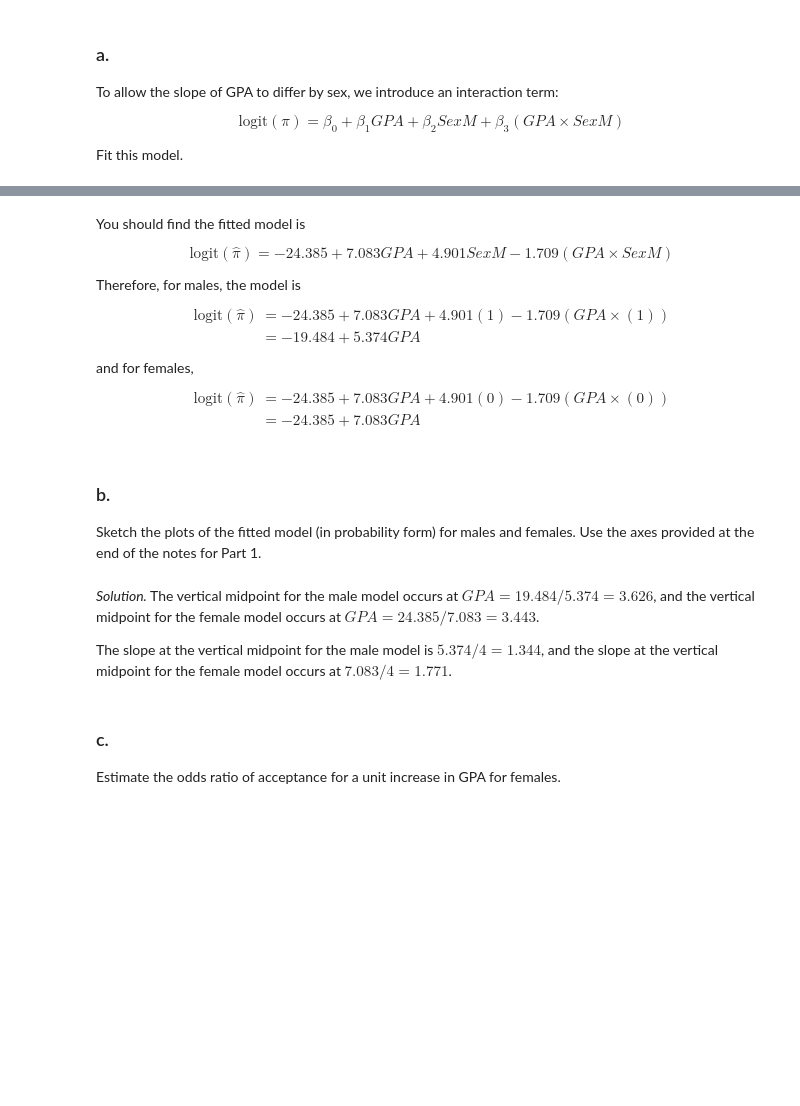
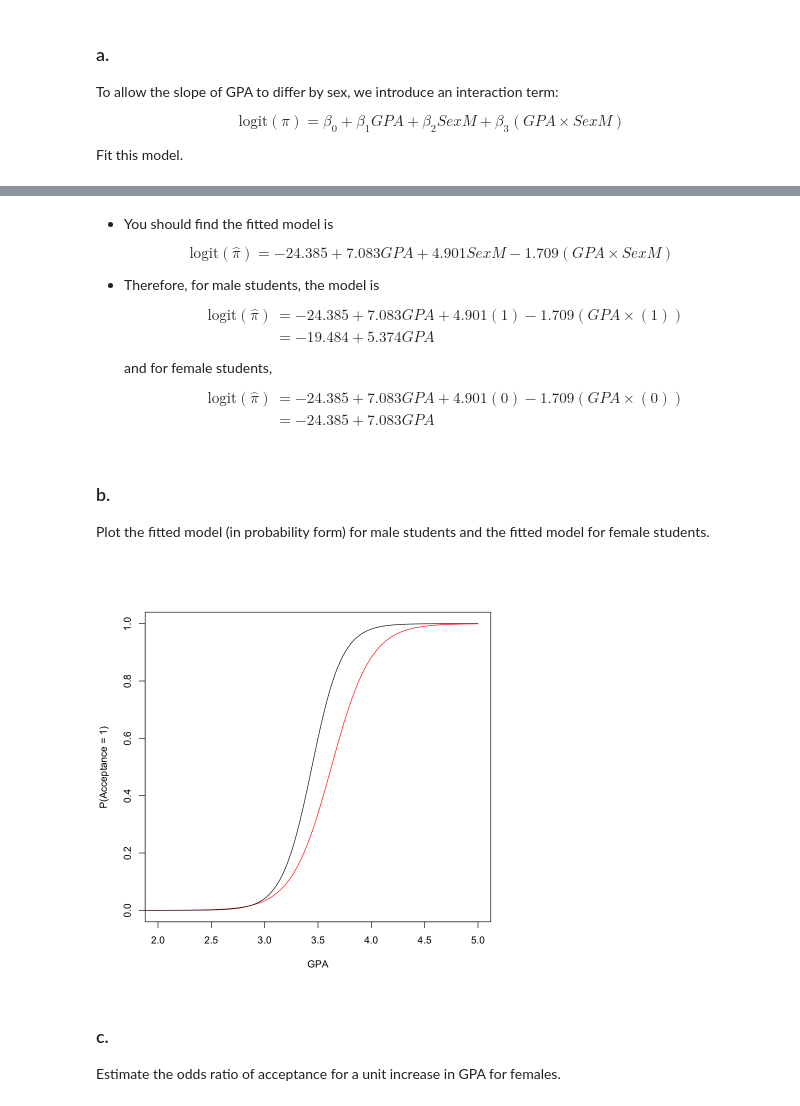
Before and after one commit to uhan-sm339/lesson-multiple-logistic-regression, a Jupyter notebook: Lesson 27 Multiple Logistic Regression Part 2.ipynb, the cells around one changed output, grey strips where cells are left out. Saved outputs shown, nothing was run; the diff lists cells and outputs as text; code cells hidden in the pictures; blank space fills up the shorter version.

```diff
--- a/Lesson 27 Multiple Logistic Regression Part 2.ipynb
+++ b/Lesson 27 Multiple Logistic Regression Part 2.ipynb
@@ -307,29 +351,41 @@ AIC: 61.729
 
 Number of Fisher Scoring iterations: 5
 # %% [markdown]
-You should find the fitted model is
+- You should find the fitted model is
 
 $$ \text{logit}(\hat{\pi}) = -24.385 + 7.083 \mathit{GPA} + 4.901 \mathit{SexM} - 1.709 (\mathit{GPA} \times \mathit{SexM}) $$
 
-Therefore, for males, the model is
-\begin{align*}
-\text{logit}(\hat{\pi}) & = -24.385 + 7.083 \mathit{GPA} + 4.901 (1) - 1.709 (\mathit{GPA} \times (1))\\
-& = -19.484 + 5.374 \mathit{GPA}
-\end{align*}
-and for females,
-\begin{align*}
-\text{logit}(\hat{\pi}) & = -24.385 + 7.083 \mathit{GPA} + 4.901 (0) - 1.709 (\mathit{GPA} \times (0))\\
-& = -24.385 + 7.083 \mathit{GPA}
-\end{align*}
+- Therefore, for male students, the model is
+    \begin{align*}
+    \text{logit}(\hat{\pi}) & = -24.385 + 7.083 \mathit{GPA} + 4.901 (1) - 1.709 (\mathit{GPA} \times (1))\\
+    & = -19.484 + 5.374 \mathit{GPA}
+    \end{align*}
+    and for female students,
+    \begin{align*}
+    \text{logit}(\hat{\pi}) & = -24.385 + 7.083 \mathit{GPA} + 4.901 (0) - 1.709 (\mathit{GPA} \times (0))\\
+    & = -24.385 + 7.083 \mathit{GPA}
+    \end{align*}
 # %% [markdown]
 ### b.
 
-Sketch the plots of the fitted model (in probability form) for males and females.
-Use the axes provided at the end of the notes for Part 1.
+Plot the fitted model (in probability form) for male students and the fitted model for female students.
-# %% [markdown]
-*Solution.*  The vertical midpoint for the male model occurs at $\mathit{GPA} = 19.484 / 5.374 = 3.626$, and the vertical midpoint for the female model occurs at $\mathit{GPA} = 24.385 / 7.083 = 3.443$.
-
-The slope at the vertical midpoint for the male model is $5.374 / 4 = 1.344$, and the slope at the vertical midpoint for the female model occurs at $7.083 /4 = 1.771$.
+# %%
+# Solution
+# Create x values for plots of fitted models
+xx <- seq(from = 0.0, to = 5.0, by = 0.01)
+
+# Create y values for fitted model for male students
+male.yy <- predict(fit, newdata = data.frame(GPA = xx, Sex = 'M'), type = 'response')
+
+# Create y values for fitted model for female students
+female.yy <- predict(fit, newdata = data.frame(GPA = xx, Sex = 'F'), type = 'response')
+
+# Create plots of fitted models, starting with an empty plot as a starting point
+plot(NULL, xlim = c(2, 5), ylim = c(0, 1), xlab = 'GPA', ylab = 'P(Acceptance = 1)')
+lines(xx, male.yy, col = 'red')
+lines(xx, female.yy, col = 'black')
+# %% [output]
+[figure, added]
 # %% [markdown]
 ### c.
 
```
Also changed, not shown: parts of 30 cells of this notebook.
